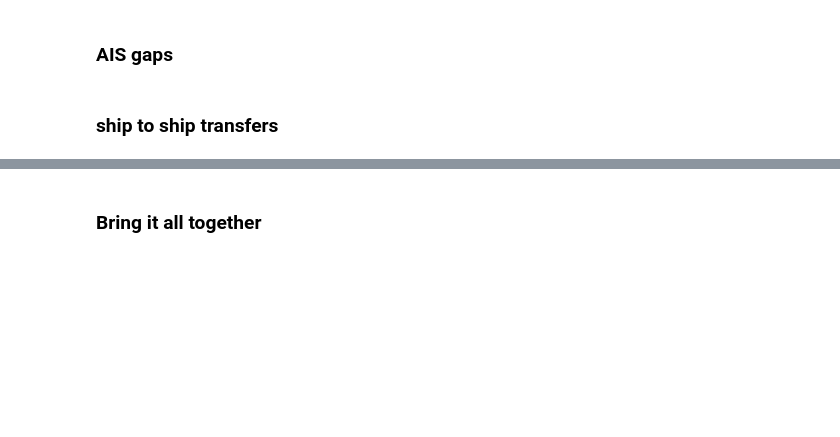
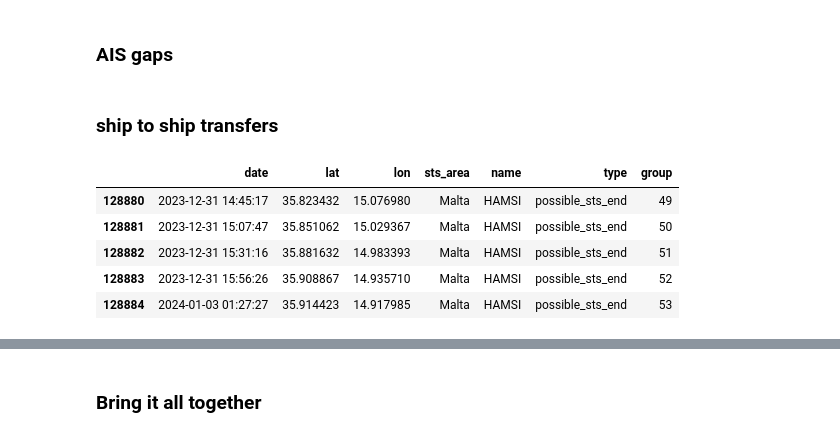
Before and after one commit to followthemoney/shadowfleet_owners, a Jupyter notebook: notebooks/create_timeline.ipynb, the cells around one changed output, grey strips where cells are left out. Saved outputs shown, nothing was run; the diff lists cells and outputs as text; code cells hidden in the pictures; blank space fills up the shorter version.

```diff
--- a/notebooks/create_timeline.ipynb
+++ b/notebooks/create_timeline.ipynb
@@ -253 +256,10 @@ sts.query('timestamp >= "2022-01-01" & time_range > 1', inplace=True)
+# %%
+sts.head()
+# %% [output]
+|  | date | lat | lon | sts_area | name | type | group |
+| 128880 | 2023-12-31 14:45:17 | 35.823432 | 15.076980 | Malta | HAMSI | possible_sts_end | 49 |
+| 128881 | 2023-12-31 15:07:47 | 35.851062 | 15.029367 | Malta | HAMSI | possible_sts_end | 50 |
+| 128882 | 2023-12-31 15:31:16 | 35.881632 | 14.983393 | Malta | HAMSI | possible_sts_end | 51 |
+| 128883 | 2023-12-31 15:56:26 | 35.908867 | 14.935710 | Malta | HAMSI | possible_sts_end | 52 |
+| 128884 | 2024-01-03 01:27:27 | 35.914423 | 14.917985 | Malta | HAMSI | possible_sts_end | 53 |
 # %%
```
Also changed, not shown: parts of 4 cells of this notebook.
